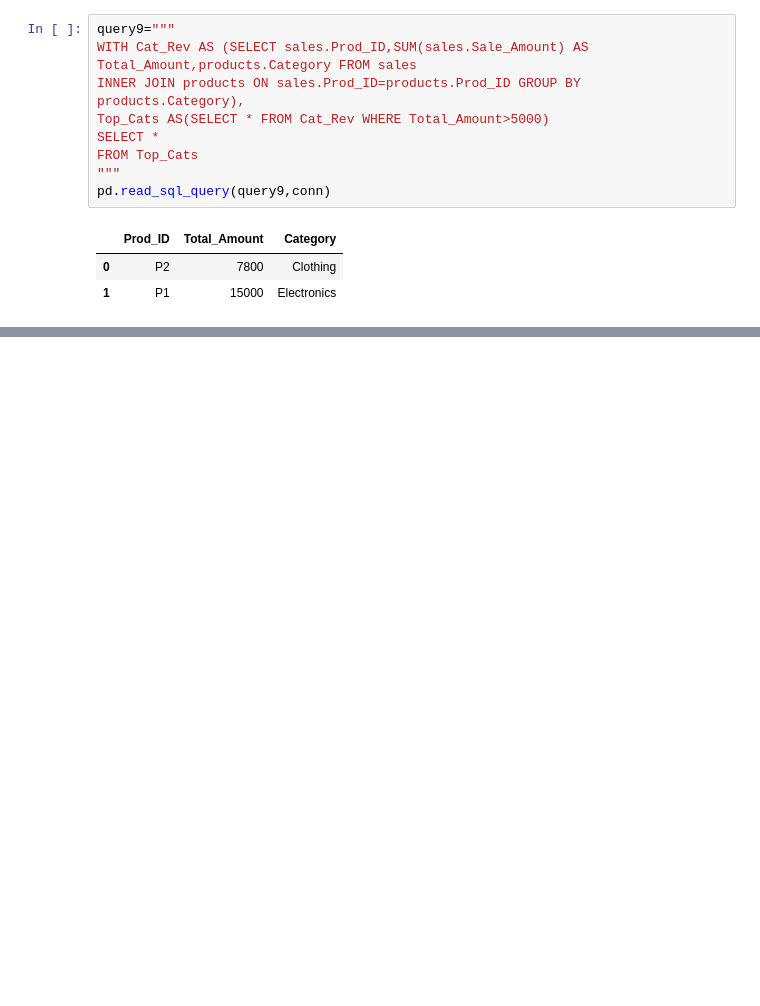
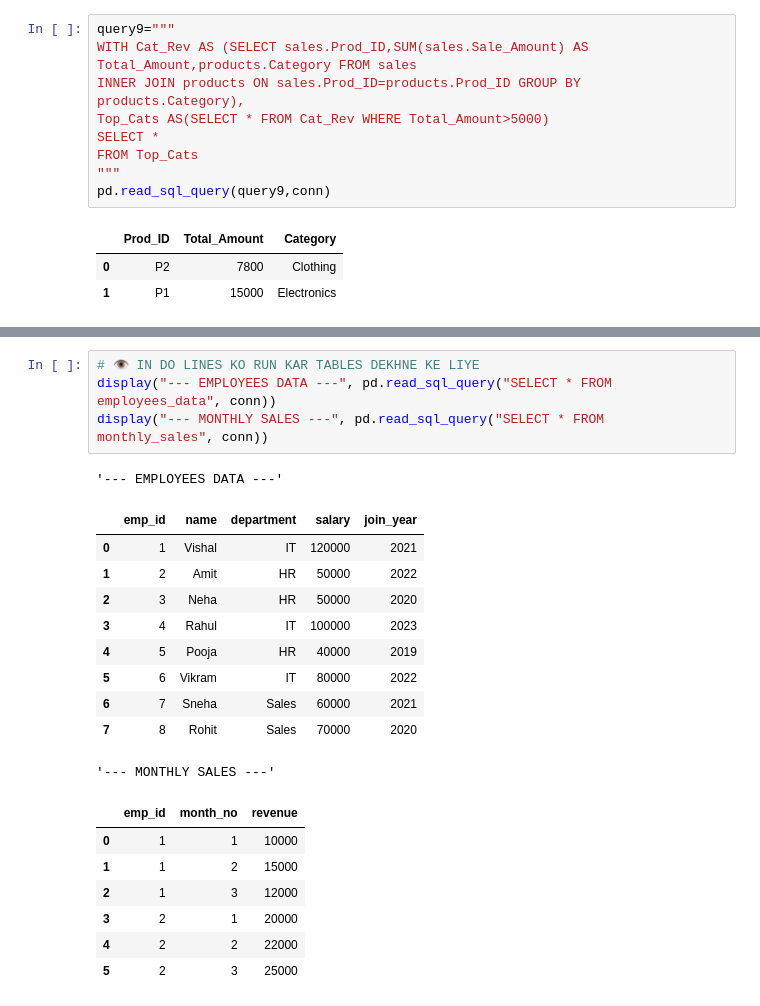
Before and after one commit to Visky-02/Data-Science-Practice, a Jupyter notebook: Untitled Folder/sql2.ipynb, the cells around one changed output, grey strips where cells are left out. Cells and saved outputs as stored; diff of their text form; blank space fills up the shorter version.

```diff
--- a/Untitled Folder/sql2.ipynb
+++ b/Untitled Folder/sql2.ipynb
@@ -702,0 +761,23 @@ pd.read_sql_query(query9,conn)
+# %%
+# 👁️ IN DO LINES KO RUN KAR TABLES DEKHNE KE LIYE
+display("--- EMPLOYEES DATA ---", pd.read_sql_query("SELECT * FROM employees_data", conn))
+display("--- MONTHLY SALES ---", pd.read_sql_query("SELECT * FROM monthly_sales", conn))
+# %% [output]
+'--- EMPLOYEES DATA ---'
+|  | emp_id | name | department | salary | join_year |
+| 0 | 1 | Vishal | IT | 120000 | 2021 |
+| 1 | 2 | Amit | HR | 50000 | 2022 |
+| 2 | 3 | Neha | HR | 50000 | 2020 |
+| 3 | 4 | Rahul | IT | 100000 | 2023 |
+| 4 | 5 | Pooja | HR | 40000 | 2019 |
+| 5 | 6 | Vikram | IT | 80000 | 2022 |
+| 6 | 7 | Sneha | Sales | 60000 | 2021 |
+| 7 | 8 | Rohit | Sales | 70000 | 2020 |
+'--- MONTHLY SALES ---'
+|  | emp_id | month_no | revenue |
+| 0 | 1 | 1 | 10000 |
+| 1 | 1 | 2 | 15000 |
+| 2 | 1 | 3 | 12000 |
+| 3 | 2 | 1 | 20000 |
+| 4 | 2 | 2 | 22000 |
+| 5 | 2 | 3 | 25000 |
```
Also changed, not shown: parts of 22 cells of this notebook, 1 other file.
